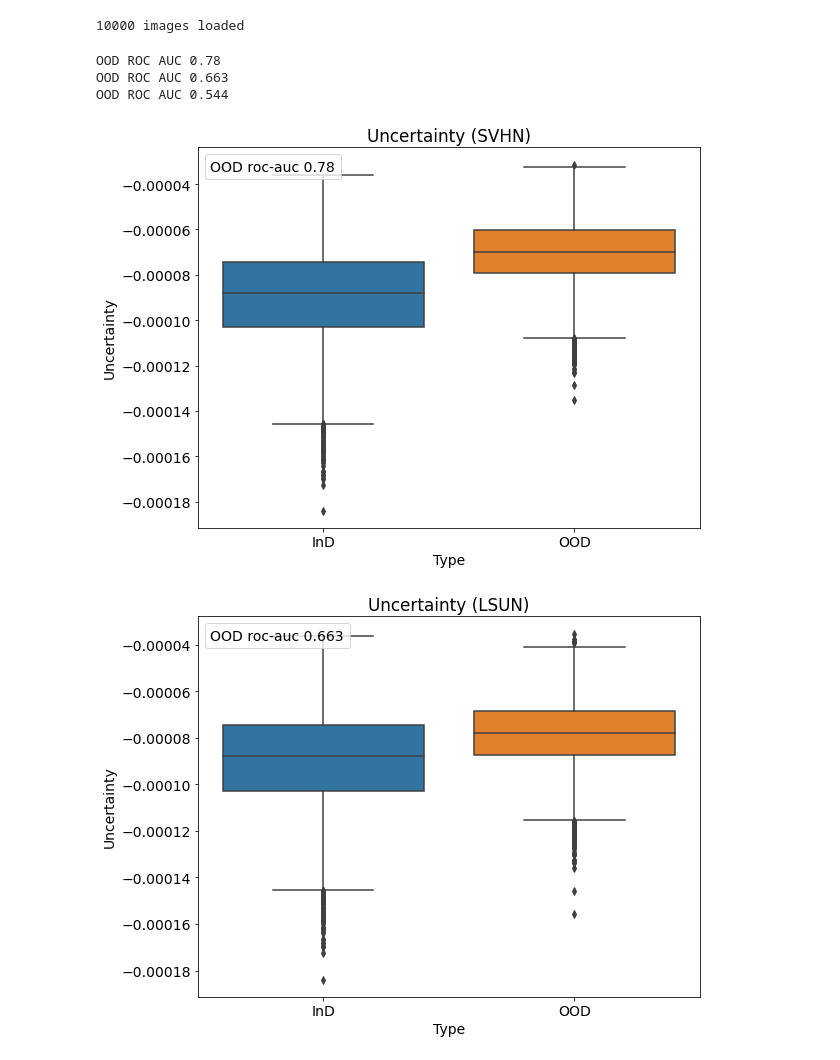
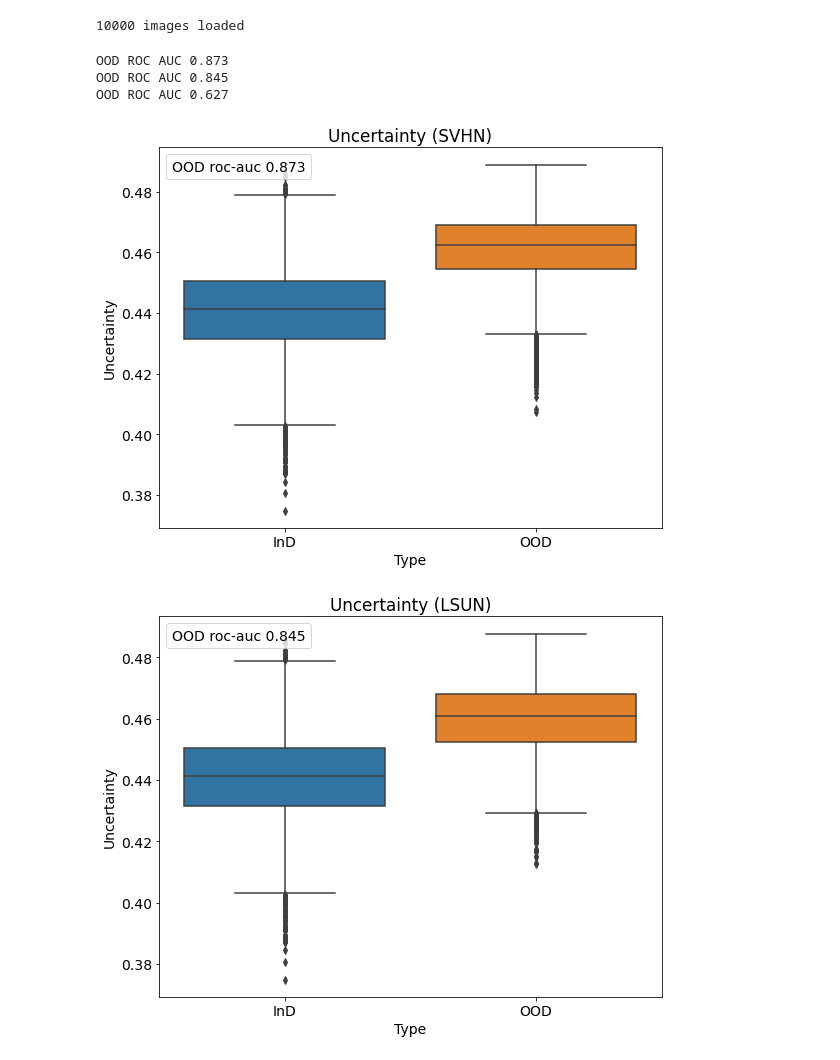
Before and after one commit to alartum/sngp-pytorch, a Jupyter notebook: experiments/cifar100.ipynb, the cells around one changed output. Saved outputs shown, nothing was run; the diff lists cells and outputs as text; code cells hidden in the pictures.

Commit message:
feat: fixed mean field factor

```diff
--- a/experiments/cifar100.ipynb
+++ b/experiments/cifar100.ipynb
@@ -34,7 +37,7 @@ from sngp_pytorch.models import LitPretrainedRFGP
 from hydra.utils import to_absolute_path
 from pathlib import Path
 
-checkpoint = "CIFAR100CustomDataModule-epoch=80-val_loss=0.000000.ckpt"
+checkpoint = "CIFAR100CustomDataModule-epoch=194-val_loss=0.000000.ckpt"
 model_saved = to_absolute_path(Path("models", checkpoint))
 model = LitPretrainedRFGP.load_from_checkpoint(model_saved)
 
@@ -124,22 +127,30 @@ def get_test_dataloader(
     return test_loader
 # %%
 from tqdm.auto import tqdm
+from sngp_pytorch.utils import mean_field_logits, dempster_shafer_uncertainty
 
 
-def get_uncertainty(dataloader, model, verbose=True):
+def get_uncertainty(dataloader, model, verbose=True, mean_field_factor=1.0):
     uncs = []
 
     for X, _ in tqdm(dataloader, total=len(dataloader), disable=not verbose):
         if USE_GPU:
             X = X.cuda()
-        _, unc = model(X, with_variance=True)
-        uncs.append(unc ** 0.5)
+        logits, covs = model(X, with_variance=True)
+        logits = logits.detach().cpu()
+        covs = covs.detach().cpu()
+        # print(covs.min(), covs.max(), covs.mean())
+        logits = mean_field_logits(logits, covs, mean_field_factor)
+        unc = dempster_shafer_uncertainty(logits)
+
+        uncs.append(unc)
 
     uncs = torch.concat(uncs)
     return uncs.detach().cpu().numpy()
 # %%
 CIFAR100_TRAIN_MEAN = (0.5070751592371323, 0.48654887331495095, 0.4409178433670343)
 CIFAR100_TRAIN_STD = (0.2673342858792401, 0.2564384629170883, 0.27615047132568404)
+MEAN_FIELD_FACTOR = 1e9
 
 ues_all_path = to_absolute_path(Path("data", "cifar100", "ues_all.npz"))
 try:
@@ -157,7 +168,9 @@ except FileNotFoundError:
             shuffle=False,
             num_workers=0,
         )
-        ues_all[name] = get_uncertainty(dataloader, model)
+        ues_all[name] = get_uncertainty(
+            dataloader, model, mean_field_factor=MEAN_FIELD_FACTOR
+        )
     np.savez(ues_all_path, **ues_all)
 # %% [output]
 Files already downloaded and verified
@@ -166,17 +179,17 @@ Using downloaded and verified file: /gpfs/data/gpfs0/a.artemenkov/git/sngp-pytor
 # %%
 from metrics import uncertainty_plot
 
 for name in tqdm(["SVHN", "LSUN", "smooth"]):
     uncertainty_plot(
-        -ues_all["cifar100"],
-        -ues_all[name.lower()],
+        ues_all["cifar100"],
+        ues_all[name.lower()],
         directory=join(DATA_DIR, "cifar100"),
         file_name=f"cifar100_ood_{name.lower()}",
         title=f"Uncertainty ({name})",
     )
 # %% [output]
-OOD ROC AUC 0.78
-OOD ROC AUC 0.663
-OOD ROC AUC 0.544
+OOD ROC AUC 0.873
+OOD ROC AUC 0.845
+OOD ROC AUC 0.627
-[figure, old version]
+[figure, new version]
-[figure, old version]
+[figure, new version]
```
Also changed, not shown: parts of 3 cells of this notebook, 1 other file.
